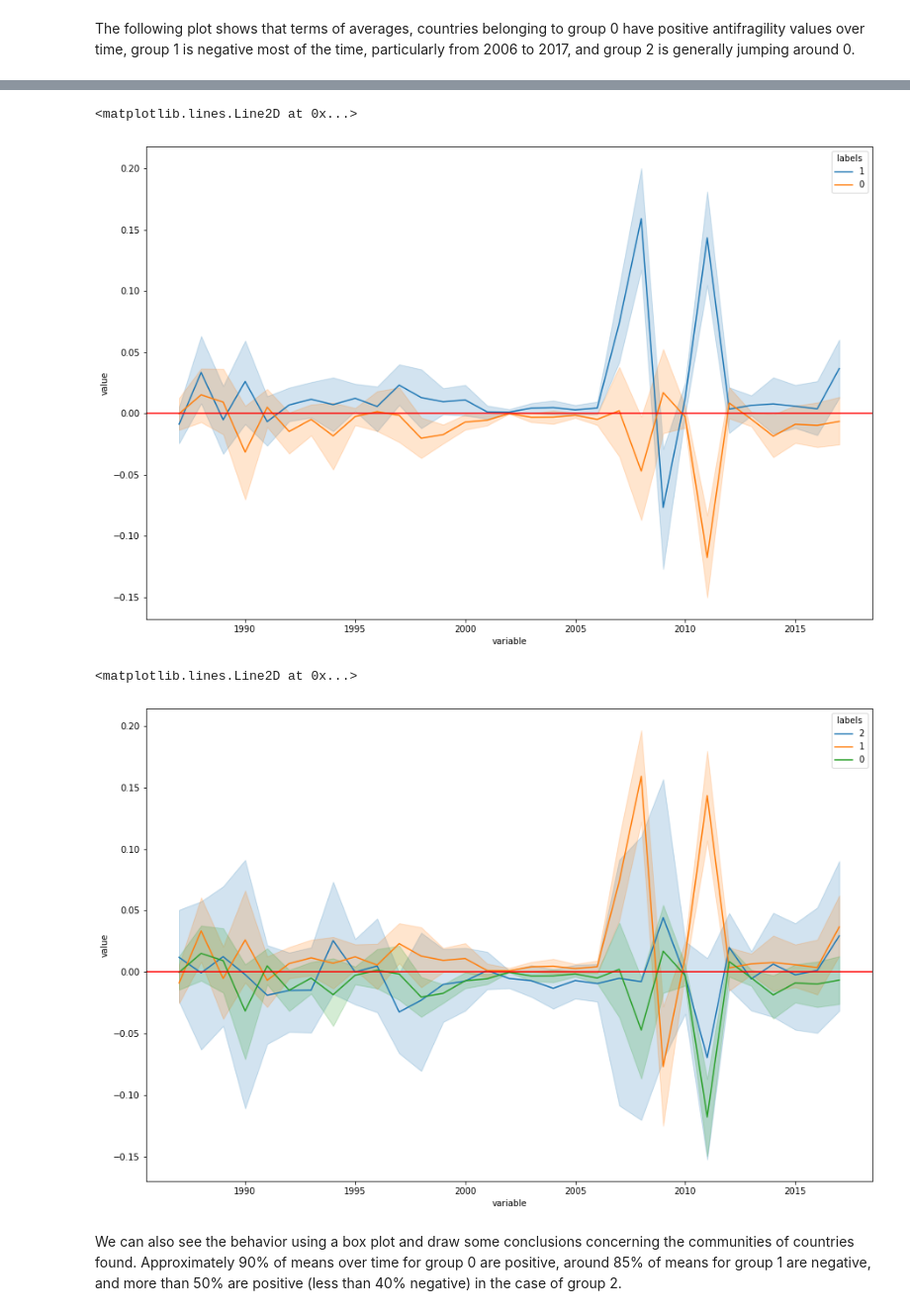
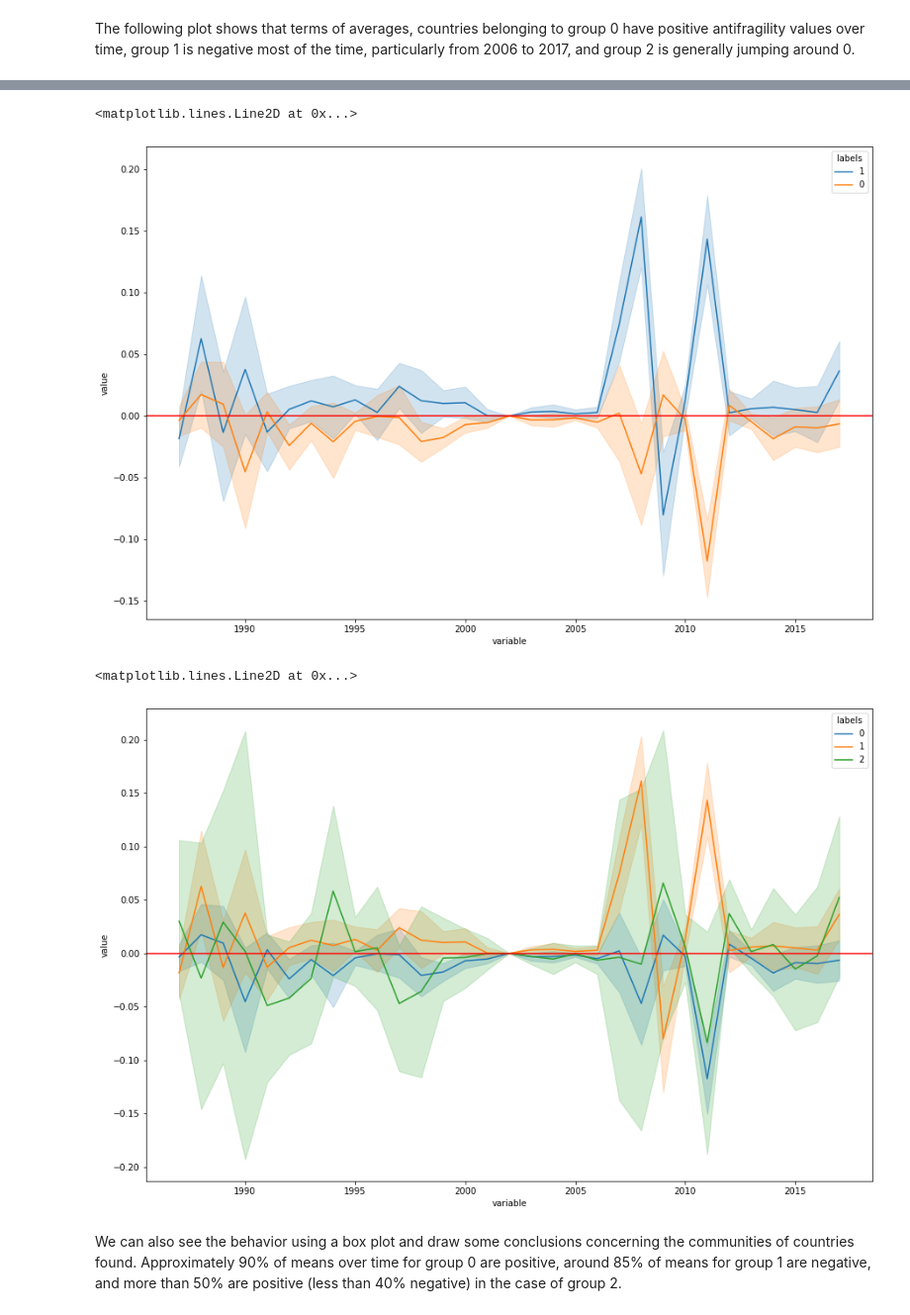
Before and after one commit to RogelioLozano/AOFFTN, a Jupyter notebook: Exploration_V3/network_based_TSclust.ipynb, the cells around one changed output, grey strips where cells are left out. Shown at 99% size. Drawn from its saved outputs; the diff is of its cells as text; code cells hidden in the pictures.

```diff
--- a/Exploration_V3/network_based_TSclust.ipynb
+++ b/Exploration_V3/network_based_TSclust.ipynb
@@ -89,7 +89,7 @@ df_communities.to_excel('cluster.xlsx')
 # %%
 df_communities['country'].to_csv('community_countries.csv')
 # %%
-mergd_afex_communities = afex_imputed.T.merge(df_communities,on='country')
+mergd_afex_communities = pivot_afex.T.merge(df_communities,on='country')
 # %% [markdown]
 The following plot shows that terms of averages, countries belonging to group 0 have positive antifragility values over time, group 1 is negative most of the time, particularly from 2006 to 2017, and group 2 is generally jumping around 0.
 # %%
@@ -115,14 +115,14 @@ sns.lineplot(data=_[np.isin(_['labels'],['1','0'])],x='variable',y='value',hue='
 plt.axhline(0,c='red')
 # %% [output]
 <matplotlib.lines.Line2D at 0x...>
-[figure, old version]
+[figure, new version]
 # %%
 plt.figure(figsize=(15,10))
-sns.lineplot(data=mergd_afex_communities.melt(id_vars=['country','labels']),x='variable',y='value',hue='labels')
+sns.lineplot(data=mergd_afex_communities.melt(id_vars=['country','labels']),x='variable',y='value',hue='labels',hue_order=['0','1','2'])
 plt.axhline(0,c='red')
 # %% [output]
 <matplotlib.lines.Line2D at 0x...>
-[figure, old version]
+[figure, new version]
 # %% [markdown]
 We can also see the behavior using a box plot and draw some conclusions concerning the communities of countries found. Approximately 90% of means over time for group 0 are positive, around 85% of means for group 1 are negative, and more than 50% are positive (less than 40% negative) in the case of group 2.
 # %%
```
Also changed, not shown: parts of 21 cells of this notebook, 2 other files.
